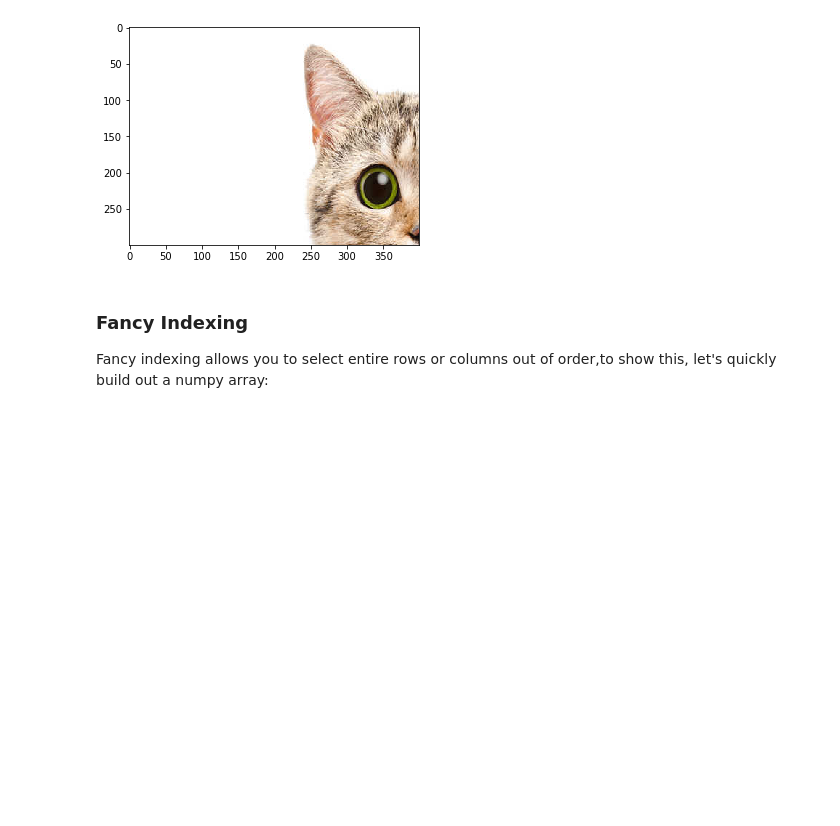
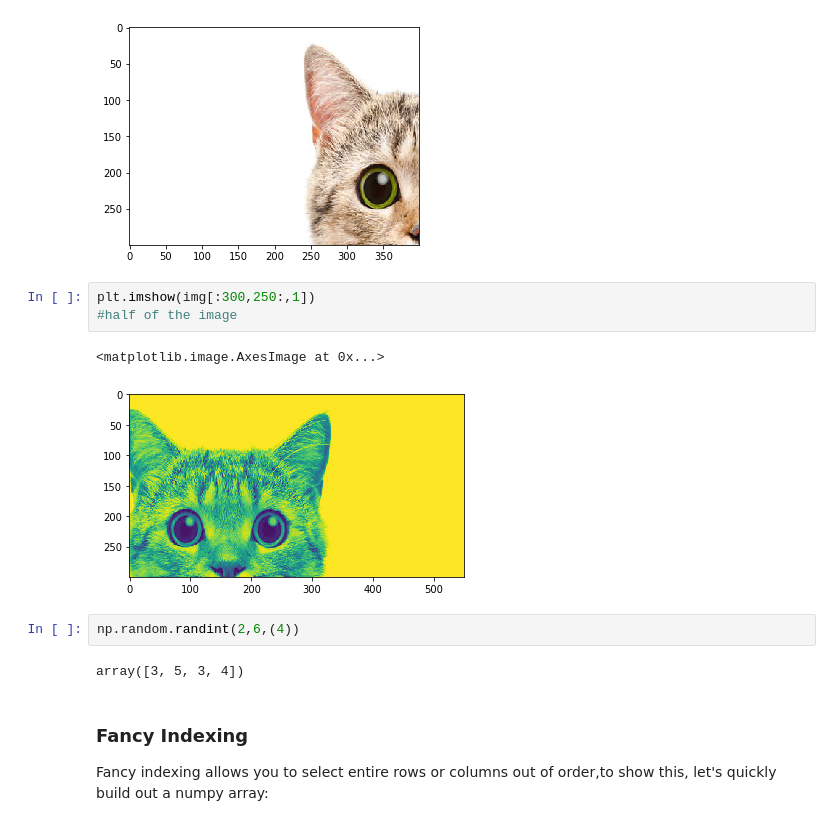
Before and after one commit to ankit98040/Numpy-JIS, a Jupyter notebook: 02-Numpy Indexing and Selection.ipynb, the cells around one changed output. Drawn from its saved outputs; the diff is of its cells as text; blank space fills up the shorter version.

```diff
--- a/02-Numpy Indexing and Selection.ipynb
+++ b/02-Numpy Indexing and Selection.ipynb
@@ -609,6 +743,16 @@ plt.imshow(img[:300,:400])
 # %% [output]
 <matplotlib.image.AxesImage at 0x...>
 [figure]
+# %%
+plt.imshow(img[:300,250:,1])
+#half of the image
+# %% [output]
+<matplotlib.image.AxesImage at 0x...>
+[figure, added]
+# %%
+np.random.randint(2,6,(4))
+# %% [output]
+array([3, 5, 3, 4])
 # %% [markdown]
 ### Fancy Indexing
 
```
Also changed, not shown: parts of 21 cells of this notebook.
